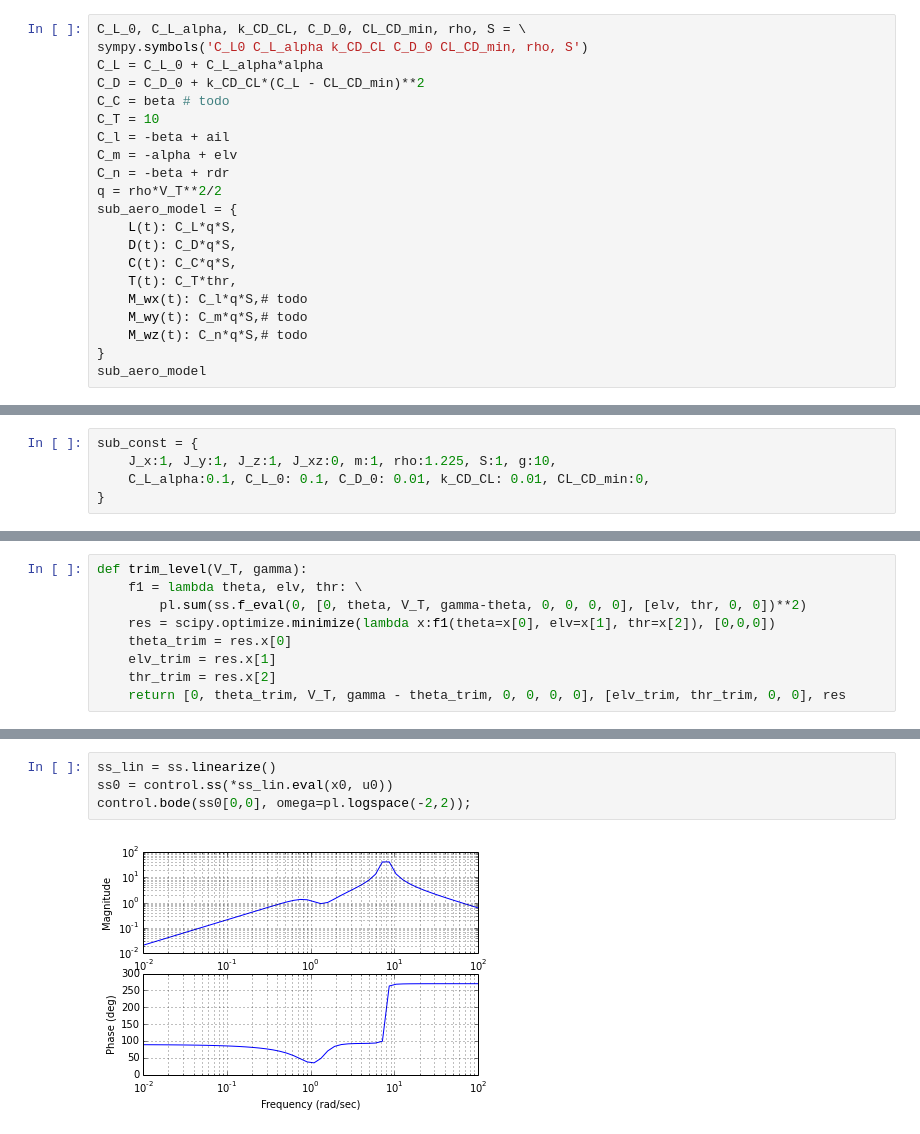
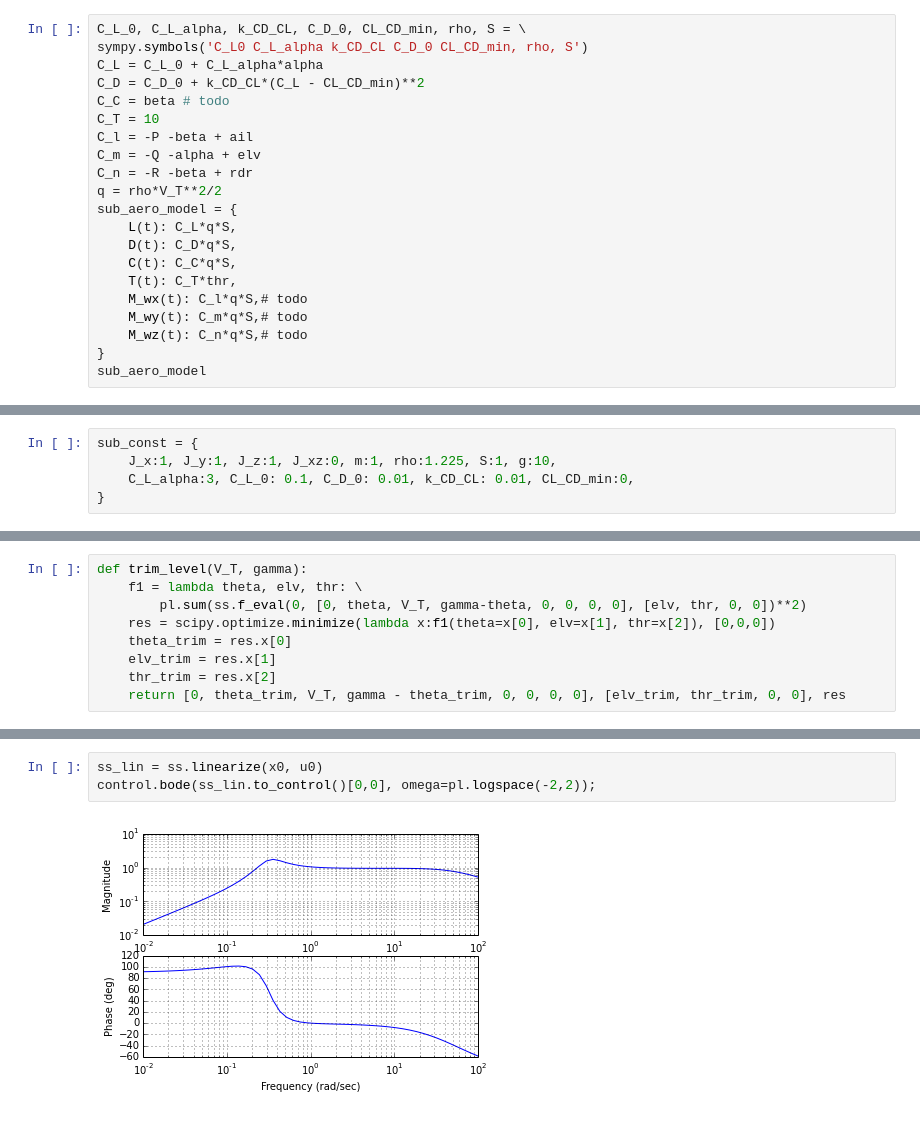
Before and after one commit to aerospace-notebook/aerospace-notebook, a Jupyter notebook: Fixed Wing Dynamics.ipynb, the cells around one changed output, grey strips where cells are left out. Drawn from its saved outputs; the diff is of its cells as text.

```diff
--- a/Fixed Wing Dynamics.ipynb
+++ b/Fixed Wing Dynamics.ipynb
@@ -74,9 +74,9 @@ C_L = C_L_0 + C_L_alpha*alpha
 C_D = C_D_0 + k_CD_CL*(C_L - CL_CD_min)**2
 C_C = beta # todo
 C_T = 10
-C_l = -beta + ail
-C_m = -alpha + elv
-C_n = -beta + rdr
+C_l = -P -beta + ail
+C_m = -Q -alpha + elv
+C_n = -R -beta + rdr
 q = rho*V_T**2/2
 sub_aero_model = {
     L(t): C_L*q*S,
@@ -125,7 +125,7 @@ $$\left\{CL_{CD min}, C_{D 0}, C_{L0}, C_{L \alpha}, J_{x}, J_{xz}, J_{y}, J_{z}
 # %%
 sub_const = {
     J_x:1, J_y:1, J_z:1, J_xz:0, m:1, rho:1.225, S:1, g:10,
-    C_L_alpha:0.1, C_L_0: 0.1, C_D_0: 0.01, k_CD_CL: 0.01, CL_CD_min:0,
+    C_L_alpha:3, C_L_0: 0.1, C_D_0: 0.01, k_CD_CL: 0.01, CL_CD_min:0,
 }
 # %%
 x_vect.T, u_vect.T
@@ -153,7 +153,6 @@ $$\left ( \left [ 0, \quad -0.567366465478, \quad 10, \quad 0.567366465478, \qua
 # %%
-ss_lin = ss.linearize()
-ss0 = control.ss(*ss_lin.eval(x0, u0))
-control.bode(ss0[0,0], omega=pl.logspace(-2,2));
+ss_lin = ss.linearize(x0, u0)
+control.bode(ss_lin.to_control()[0,0], omega=pl.logspace(-2,2));
 # %% [output]
-[figure, old version]
+[figure, new version]
 # %%
```
Also changed, not shown: parts of 28 cells of this notebook, 5 other files.
